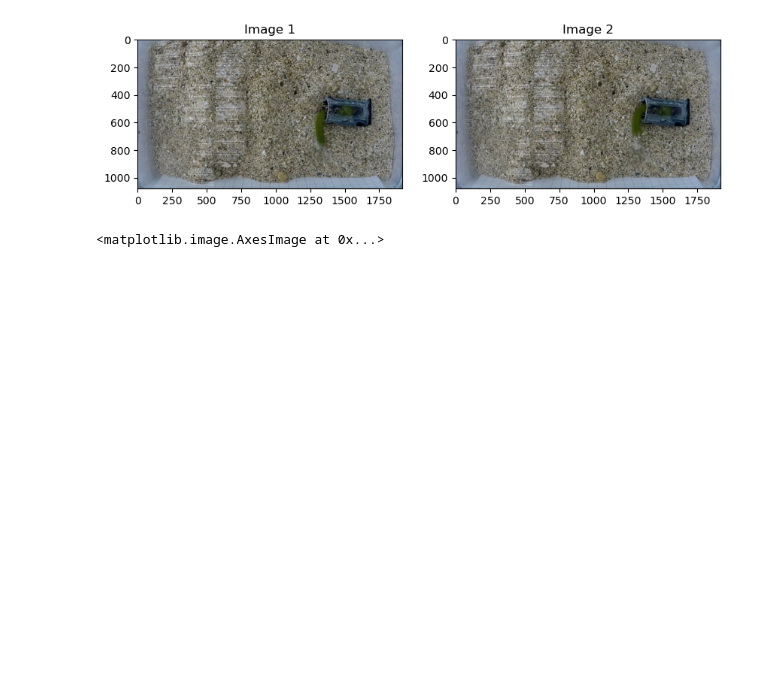
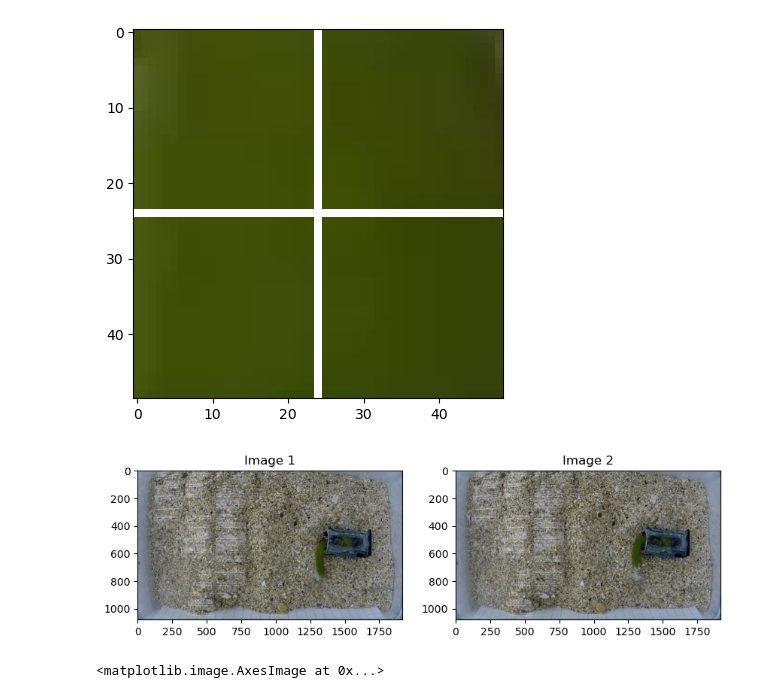
Before and after one commit to pstat197/capstone-eemb-patrick, a Jupyter notebook: scripts/Adaptive Correlation Particle Filter.ipynb, the cells around one changed output. Saved outputs shown, nothing was run; the diff lists cells and outputs as text; code cells hidden in the pictures; blank space fills up the shorter version.

```diff
--- a/scripts/Adaptive Correlation Particle Filter.ipynb
+++ b/scripts/Adaptive Correlation Particle Filter.ipynb
@@ -11,0 +79,8 @@ VFILE2 = "../data/sample-video.mp4"
+# %%
+cropped_frame = frame[642:691, 1296:1345, ]
+cv2.line(cropped_frame, (0, 24), (49, 24), (255, 255, 255), 1)
+cv2.line(cropped_frame, (24, 0), (24, 49), (255, 255, 255), 1)
+show_frame(cropped_frame)
+# plt.savefig("cropped_pic.png")
+# %% [output]
+[figure, added]
```
Also changed, not shown: parts of 32 cells of this notebook.
